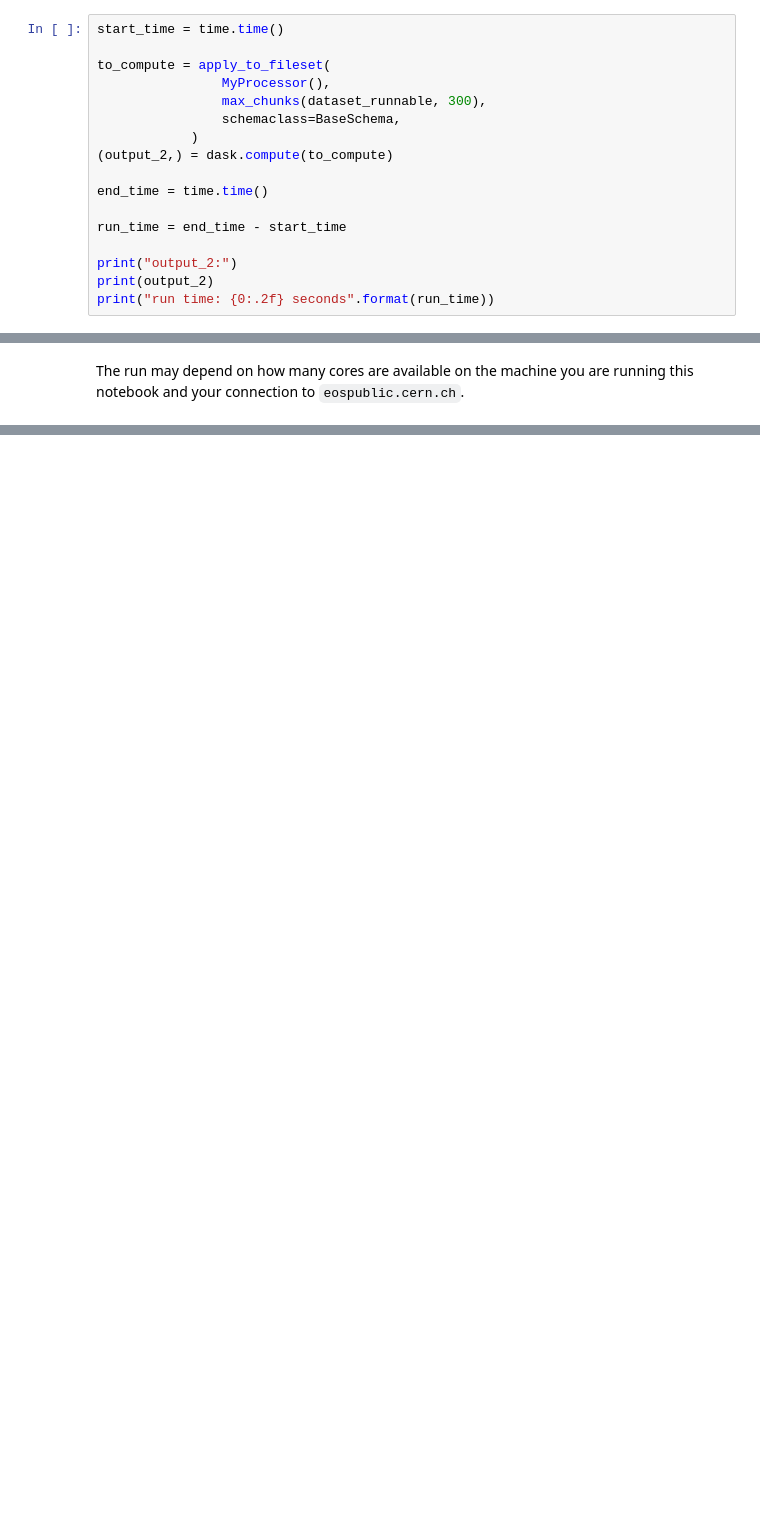
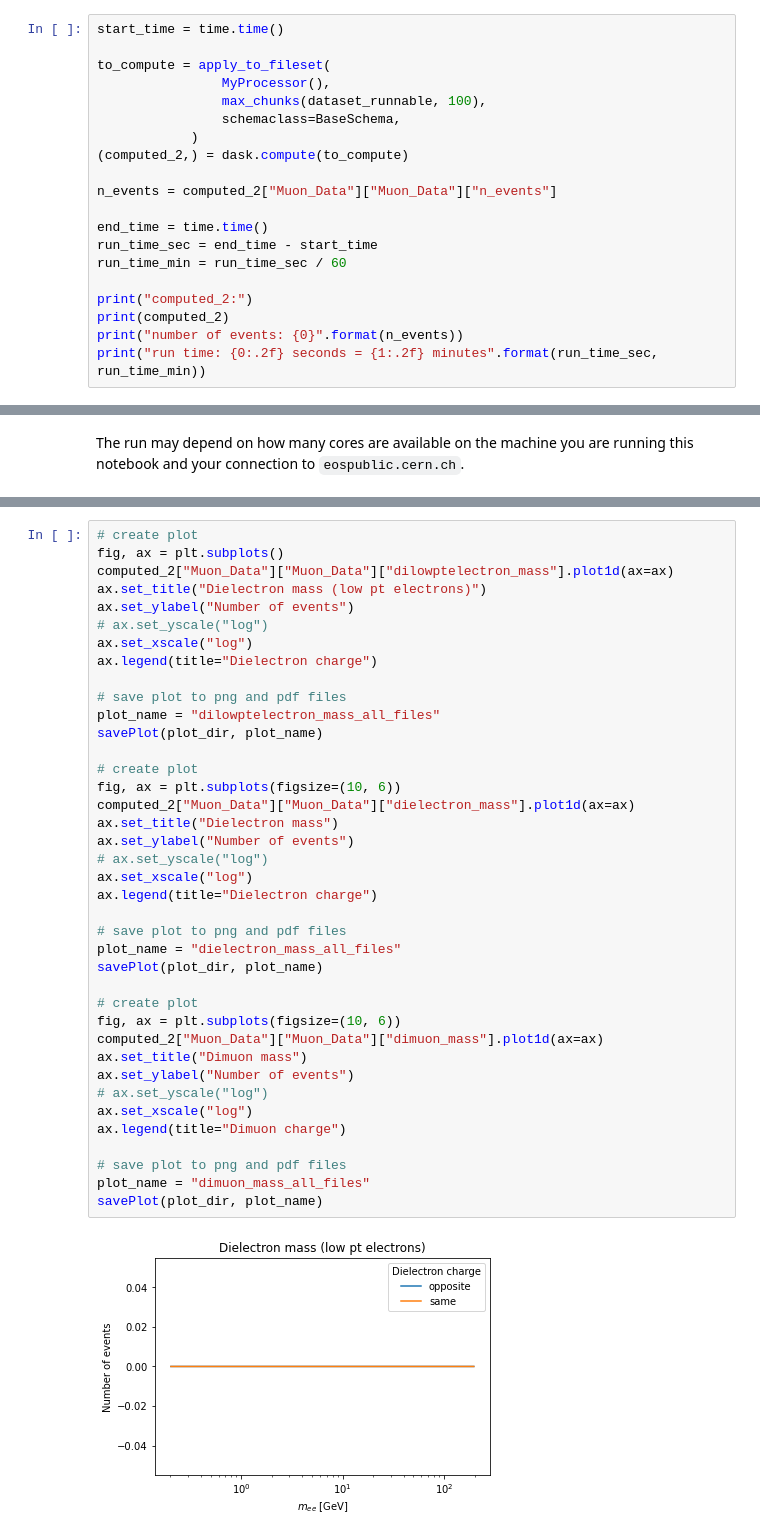
Before and after one commit to ku-cms/LeptonStudies, a Jupyter notebook: notebooks/processor_analysis.ipynb, the cells around one changed output, grey strips where cells are left out. Cells and saved outputs as stored; diff of their text form; blank space fills up the shorter version.

```diff
--- a/notebooks/processor_analysis.ipynb
+++ b/notebooks/processor_analysis.ipynb
@@ -199,16 +332,19 @@ start_time = time.time()
 
 to_compute = apply_to_fileset(
                 MyProcessor(),
-                max_chunks(dataset_runnable, 300),
+                max_chunks(dataset_runnable, 100),
                 schemaclass=BaseSchema,
             )
-(output_2,) = dask.compute(to_compute)
+(computed_2,) = dask.compute(to_compute)
+
+n_events = computed_2["Muon_Data"]["Muon_Data"]["n_events"]
 
 end_time = time.time()
+run_time_sec = end_time - start_time
+run_time_min = run_time_sec / 60
 
-run_time = end_time - start_time
-
-print("output_2:")
-print(output_2)
-print("run time: {0:.2f} seconds".format(run_time))
+print("computed_2:")
+print(computed_2)
+print("number of events: {0}".format(n_events))
+print("run time: {0:.2f} seconds = {1:.2f} minutes".format(run_time_sec, run_time_min))
 # %% [output]
@@ -240,0 +366,41 @@ plt.savefig(output_pdf, bbox_inches='tight')
+# %%
+# create plot
+fig, ax = plt.subplots()
+computed_2["Muon_Data"]["Muon_Data"]["dilowptelectron_mass"].plot1d(ax=ax)
+ax.set_title("Dielectron mass (low pt electrons)")
+ax.set_ylabel("Number of events")
+# ax.set_yscale("log")
+ax.set_xscale("log")
+ax.legend(title="Dielectron charge")
+
+# save plot to png and pdf files
+plot_name = "dilowptelectron_mass_all_files"
+savePlot(plot_dir, plot_name)
+
+# create plot
+fig, ax = plt.subplots(figsize=(10, 6))
+computed_2["Muon_Data"]["Muon_Data"]["dielectron_mass"].plot1d(ax=ax)
+ax.set_title("Dielectron mass")
+ax.set_ylabel("Number of events")
+# ax.set_yscale("log")
+ax.set_xscale("log")
+ax.legend(title="Dielectron charge")
+
+# save plot to png and pdf files
+plot_name = "dielectron_mass_all_files"
+savePlot(plot_dir, plot_name)
+
+# create plot
+fig, ax = plt.subplots(figsize=(10, 6))
+computed_2["Muon_Data"]["Muon_Data"]["dimuon_mass"].plot1d(ax=ax)
+ax.set_title("Dimuon mass")
+ax.set_ylabel("Number of events")
+# ax.set_yscale("log")
+ax.set_xscale("log")
+ax.legend(title="Dimuon charge")
+
+# save plot to png and pdf files
+plot_name = "dimuon_mass_all_files"
+savePlot(plot_dir, plot_name)
+# %% [output]
+[figure, added]
```
Also changed, not shown: parts of 7 cells of this notebook.
